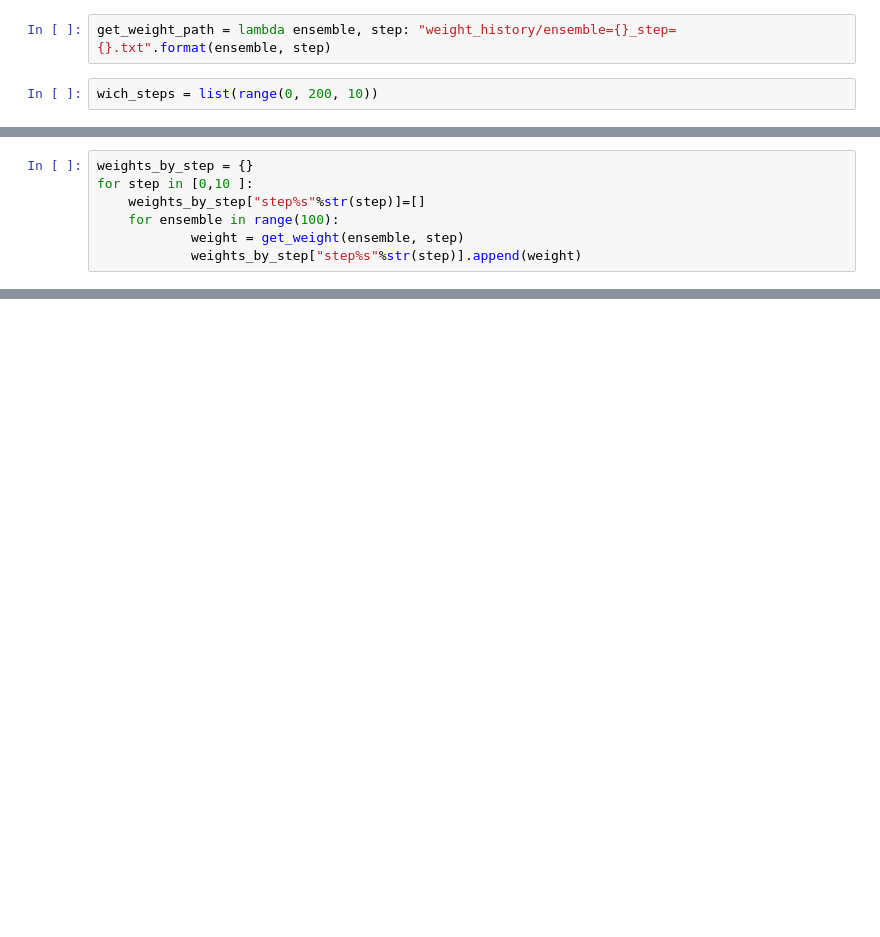
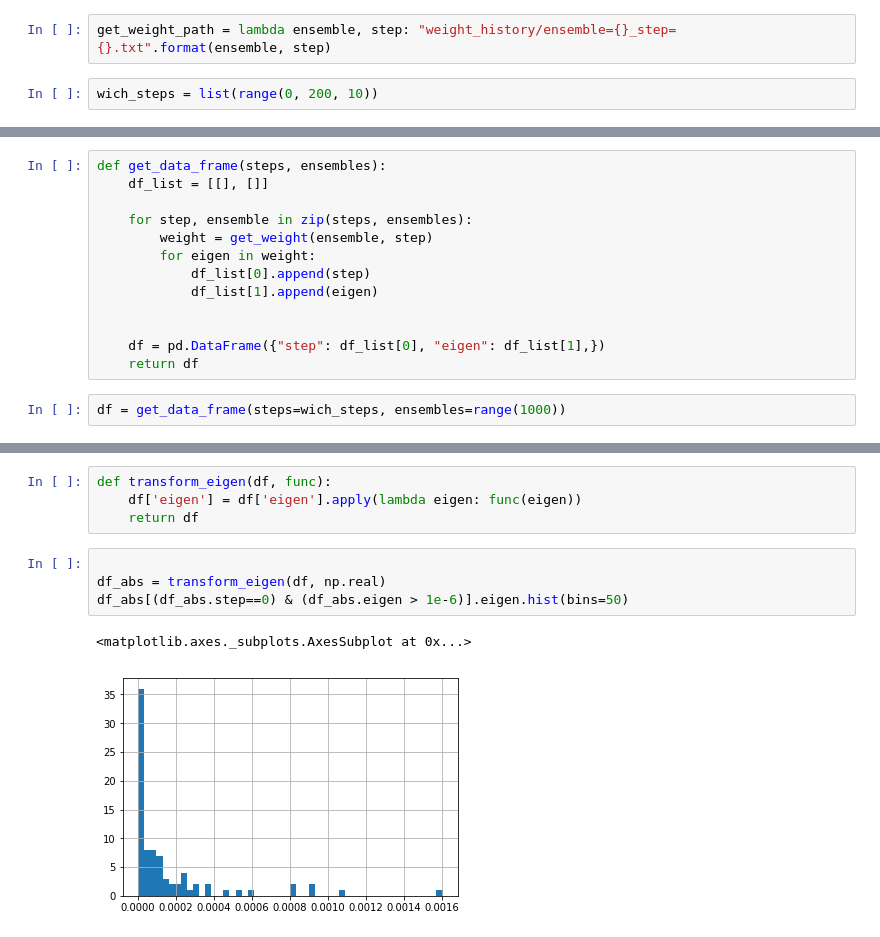
Before and after one commit to devmessias/randomm, a Jupyter notebook: autoencoder_analysis.ipynb, the cells around one changed output, grey strips where cells are left out. Cells and saved outputs as stored; diff of their text form; blank space fills up the shorter version.

```diff
--- a/autoencoder_analysis.ipynb
+++ b/autoencoder_analysis.ipynb
@@ -15,9 +16,2 @@ def get_weight(ensemble, path):
     weight_array = np.loadtxt(weight_path).view(complex)
     return weight_array
-# %%
-weights_by_step = {}
-for step in [0,10 ]:
-    weights_by_step["step%s"%str(step)]=[]
-    for ensemble in range(100):
-            weight = get_weight(ensemble, step)
-            weights_by_step["step%s"%str(step)].append(weight)
@@ -43,0 +42,15 @@ weights_by_step
+# %%
+def get_data_frame(steps, ensembles):
+    df_list = [[], []]
+
+    for step, ensemble in zip(steps, ensembles):
+        weight = get_weight(ensemble, step)
+        for eigen in weight:
+            df_list[0].append(step)
+            df_list[1].append(eigen)
+
+
+    df = pd.DataFrame({"step": df_list[0], "eigen": df_list[1],})
+    return df
+# %%
+df = get_data_frame(steps=wich_steps, ensembles=range(1000))
@@ -43,0 +79,11 @@ weights_by_step
+# %%
+def transform_eigen(df, func):
+    df['eigen'] = df['eigen'].apply(lambda eigen: func(eigen))
+    return df
+# %%
+
+df_abs = transform_eigen(df, np.real)
+df_abs[(df_abs.step==0) & (df_abs.eigen > 1e-6)].eigen.hist(bins=50)
+# %% [output]
+<matplotlib.axes._subplots.AxesSubplot at 0x...>
+[figure, added]
```
Also changed, not shown: parts of 10 cells of this notebook, 1 other file.
